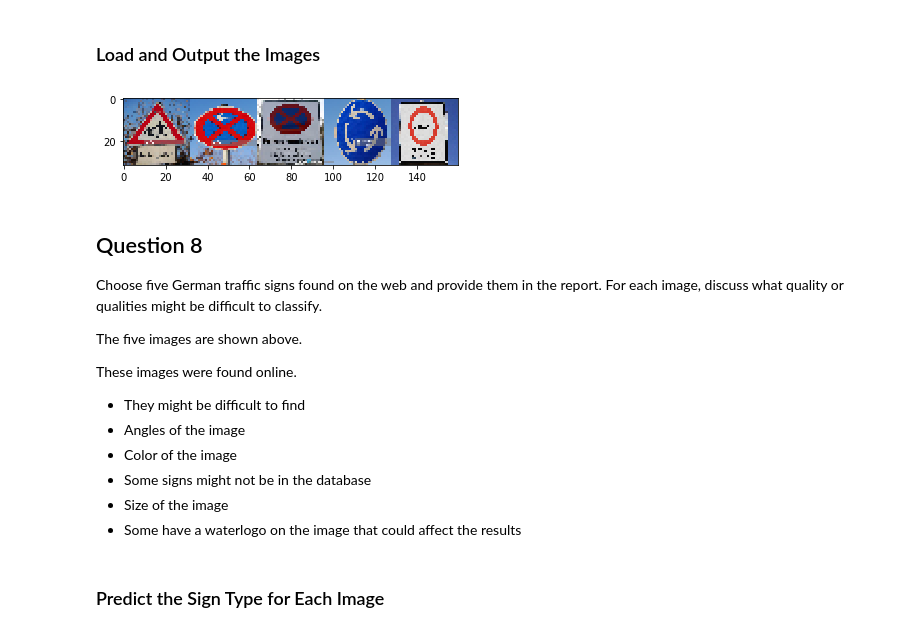
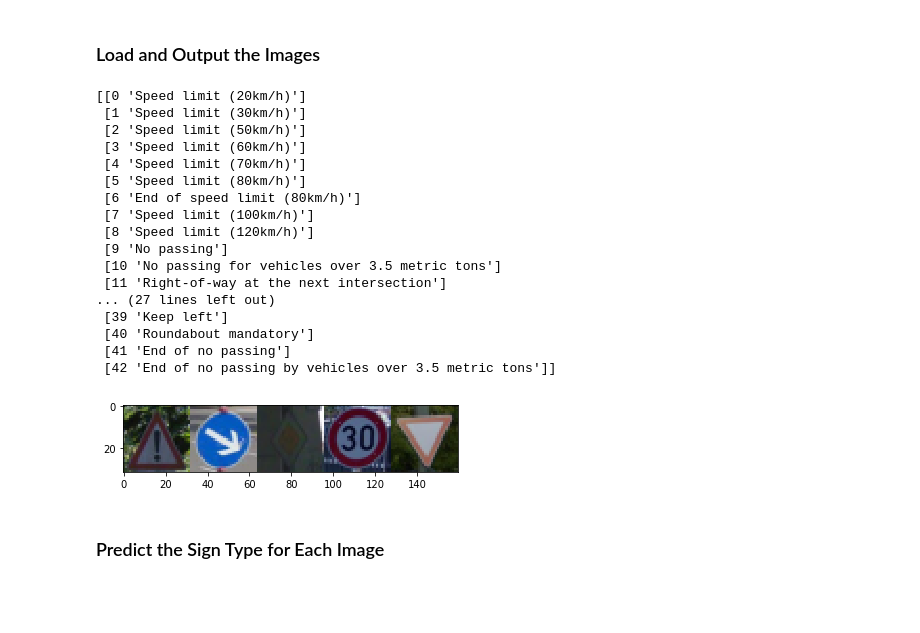
Before and after one commit to TheAisBack/CarND-Traffic-Sign-Classifier-Project, a Jupyter notebook: Traffic_Sign_Classifier.ipynb, the cells around one changed output. Drawn from its saved outputs; the diff is of its cells as text; code cells hidden in the pictures; blank space fills up the shorter version.

```diff
--- a/Traffic_Sign_Classifier.ipynb
+++ b/Traffic_Sign_Classifier.ipynb
@@ -418,37 +429,44 @@ You may find `signnames.csv` useful as it contains mappings from the class id (i
 # %% [markdown]
 ### Load and Output the Images
-# %%
-### Load the images and plot them here.
-### Feel free to use as many code cells as needed.
-import numpy as np
-import matplotlib.pyplot as plt
-from array import array
-from PIL import Image
-import glob
-
-image_list = []
-for filename in glob.glob('sign/*.jpg'):
-    im = Image.open(filename)
-    new_img = im.resize((32,32))
-    image_list.append(new_img)
-
-new_img = np.concatenate(image_list[0:6], axis=1)
-plt.imshow(new_img)
-plt.show()
-# %% [output]
-[figure, removed]
-# %% [markdown]
-## Question 8
-
-Choose five German traffic signs found on the web and provide them in the report. For each image, discuss what quality or qualities might be difficult to classify.
-
-The five images are shown above.
-
-These images were found online.
-- They might be difficult to find
-- Angles of the image
-- Color of the image
-- Some signs might not be in the database
-- Size of the image
-- Some have a waterlogo on the image that could affect the results
+# %%
+### Load the images and plot them here.
+### Feel free to use as many code cells as needed.
+import matplotlib.pyplot as plot
+import matplotlib.image as imglib
+import cv2
+import numpy as np
+import pandas as pd
+
+images = ['1.png', '2.png', '3.png', '4.png', '5.png']
+y_images = [18, 38, 12, 1, 13]
+X_images = np.empty([0, 32, 32, 3])
+
+for i in images:
+    image=imglib.imread('newSigns/'+i)
+    image=cv2.resize(image,(32,32),interpolation = cv2.INTER_AREA)
+    X_images=np.append(X_images,[image[:, :, :3]], axis = 0)
+    image = np.concatenate(X_images[0:6], axis=1)
+    plot.imshow(image)
+
+signNames = np.array(pd.read_csv('signnames.csv'))
+print(signNames)
+# %% [output]
+[[0 'Speed limit (20km/h)']
+ [1 'Speed limit (30km/h)']
+ [2 'Speed limit (50km/h)']
+ [3 'Speed limit (60km/h)']
+ [4 'Speed limit (70km/h)']
+ [5 'Speed limit (80km/h)']
+ [6 'End of speed limit (80km/h)']
+ [7 'Speed limit (100km/h)']
+ [8 'Speed limit (120km/h)']
+ [9 'No passing']
+ [10 'No passing for vehicles over 3.5 metric tons']
+ [11 'Right-of-way at the next intersection']
+... (27 lines left out)
+ [39 'Keep left']
+ [40 'Roundabout mandatory']
+ [41 'End of no passing']
+ [42 'End of no passing by vehicles over 3.5 metric tons']]
+[figure, added]
 # %% [markdown]
```
Also changed, not shown: parts of 14 cells of this notebook, 14 other files.
